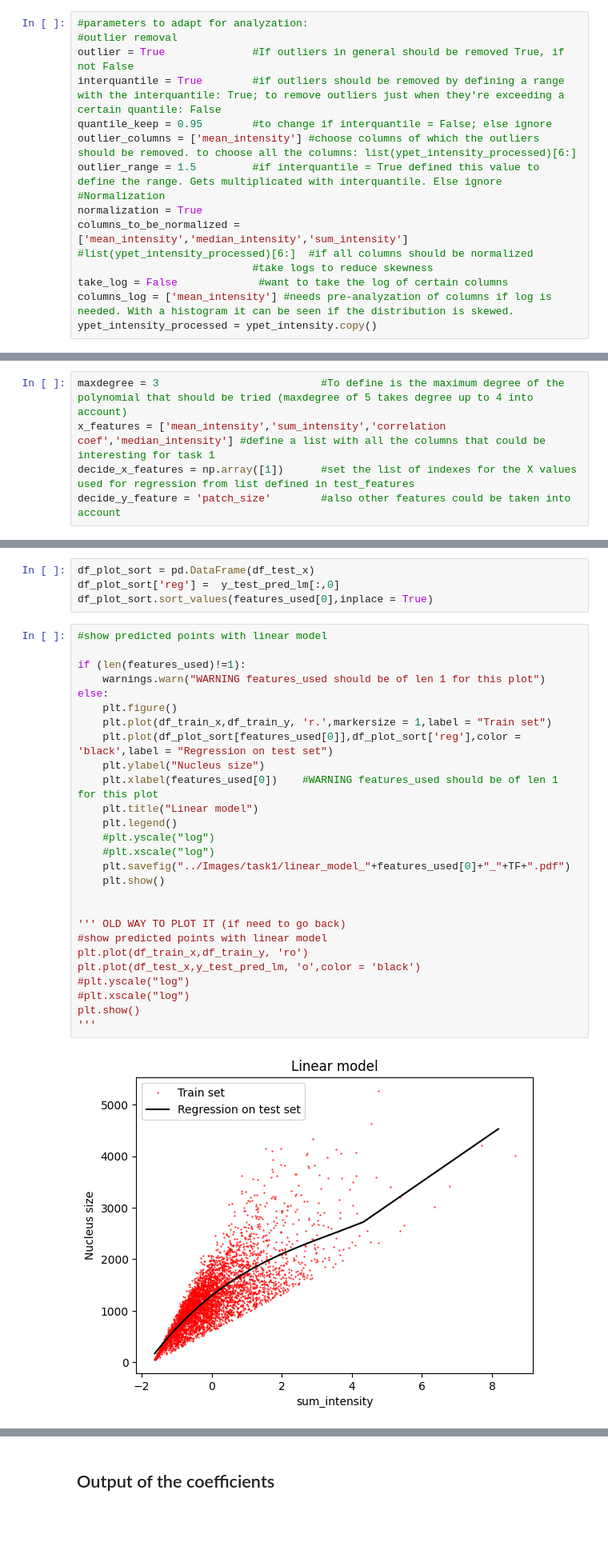
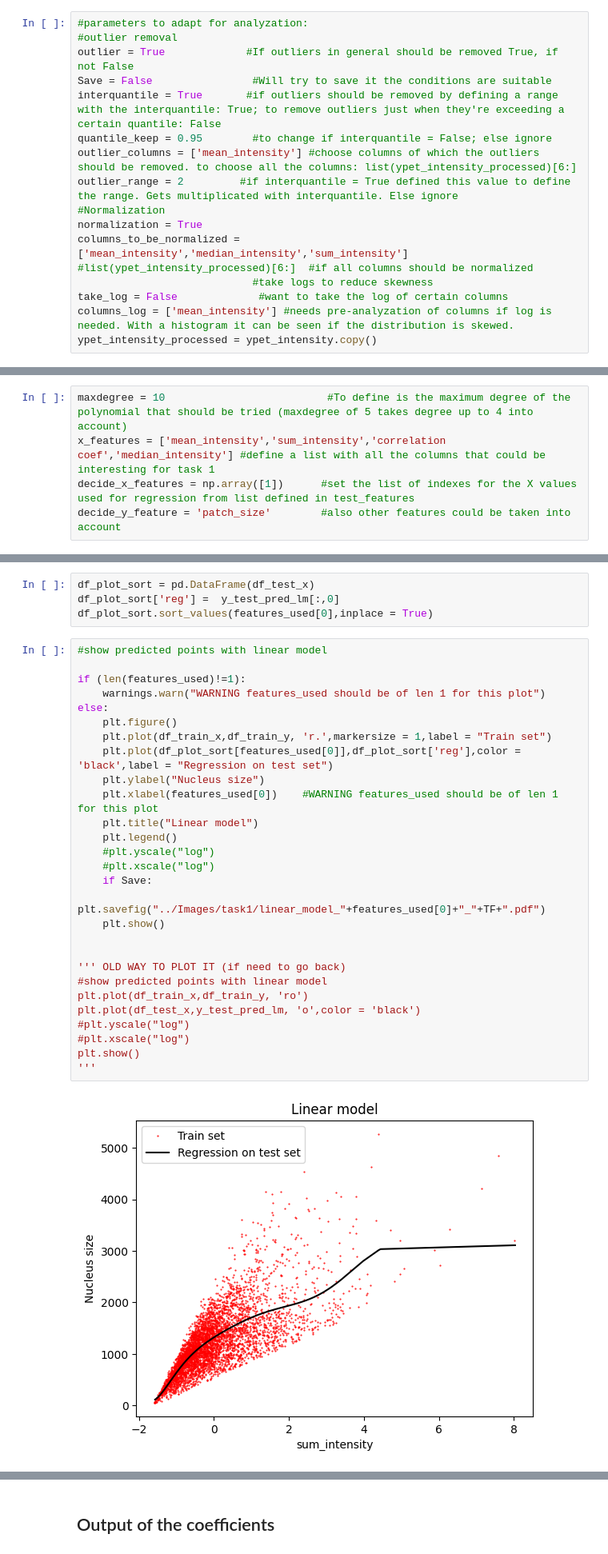
Before and after one commit to CS-433/ml-project-2-transcripted_cherry, a Jupyter notebook: Jupyter notebooks/task_1.ipynb, the cells around one changed output, grey strips where cells are left out. Shown at 80% size. Cells and saved outputs as stored; diff of their text form; blank space fills up the shorter version.

Commit message:
outliers tries

```diff
--- a/Jupyter notebooks/task_1.ipynb
+++ b/Jupyter notebooks/task_1.ipynb
@@ -52,11 +53,12 @@ ypet_intensity
 # %%
 #parameters to adapt for analyzation:
 #outlier removal
-outlier = True              #If outliers in general should be removed True, if not False
-interquantile = True        #if outliers should be removed by defining a range with the interquantile: True; to remove outliers just when they're exceeding a certain quantile: False
+outlier = True             #If outliers in general should be removed True, if not False
+Save = False                #Will try to save it the conditions are suitable
+interquantile = True       #if outliers should be removed by defining a range with the interquantile: True; to remove outliers just when they're exceeding a certain quantile: False
 quantile_keep = 0.95        #to change if interquantile = False; else ignore
 outlier_columns = ['mean_intensity'] #choose columns of which the outliers should be removed. to choose all the columns: list(ypet_intensity_processed)[6:]
-outlier_range = 1.5         #if interquantile = True defined this value to define the range. Gets multiplicated with interquantile. Else ignore
+outlier_range = 2         #if interquantile = True defined this value to define the range. Gets multiplicated with interquantile. Else ignore
 #Normalization
 normalization = True
 columns_to_be_normalized =  ['mean_intensity','median_intensity','sum_intensity'] #list(ypet_intensity_processed)[6:]  #if all columns should be normalized
@@ -168,7 +171,7 @@ plt.show()
 # %% [markdown]
 ## Parameters to define
 # %%
-maxdegree = 3                          #To define is the maximum degree of the polynomial that should be tried (maxdegree of 5 takes degree up to 4 into account)
+maxdegree = 10                          #To define is the maximum degree of the polynomial that should be tried (maxdegree of 5 takes degree up to 4 into account)
 x_features = ['mean_intensity','sum_intensity','correlation coef','median_intensity'] #define a list with all the columns that could be interesting for task 1
 decide_x_features = np.array([1])      #set the list of indexes for the X values used for regression from list defined in test_features
 decide_y_feature = 'patch_size'        #also other features could be taken into account
@@ -253,32 +256,33 @@ df_plot_sort.sort_values(features_used[0],inplace = True)
 # %%
 #show predicted points with linear model
 
 if (len(features_used)!=1):
     warnings.warn("WARNING features_used should be of len 1 for this plot")
 else:
     plt.figure()
     plt.plot(df_train_x,df_train_y, 'r.',markersize = 1,label = "Train set")
     plt.plot(df_plot_sort[features_used[0]],df_plot_sort['reg'],color = 'black',label = "Regression on test set")
     plt.ylabel("Nucleus size")
     plt.xlabel(features_used[0])    #WARNING features_used should be of len 1 for this plot
     plt.title("Linear model")
     plt.legend()
     #plt.yscale("log")
     #plt.xscale("log")
-    plt.savefig("../Images/task1/linear_model_"+features_used[0]+"_"+TF+".pdf")
+    if Save:
+        plt.savefig("../Images/task1/linear_model_"+features_used[0]+"_"+TF+".pdf")
     plt.show()
 
 
 ''' OLD WAY TO PLOT IT (if need to go back)
 #show predicted points with linear model
 plt.plot(df_train_x,df_train_y, 'ro')
 plt.plot(df_test_x,y_test_pred_lm, 'o',color = 'black')
 #plt.yscale("log")
 #plt.xscale("log")
 plt.show()
 '''
 # %% [output]
-[figure, old version]
+[figure, new version]
 ' OLD WAY TO PLOT IT (if need to go back)\n#show predicted points with linear model\nplt.plot(df_train_x,df_train_y, \'ro\')\nplt.plot(df_test_x,y_test_pred_lm, \'o\',color = \'black\')\n#plt.yscale(" ...
 # %%
 #show predicted points with linear model
```
Also changed, not shown: parts of 5 cells of this notebook, 4 other files.
